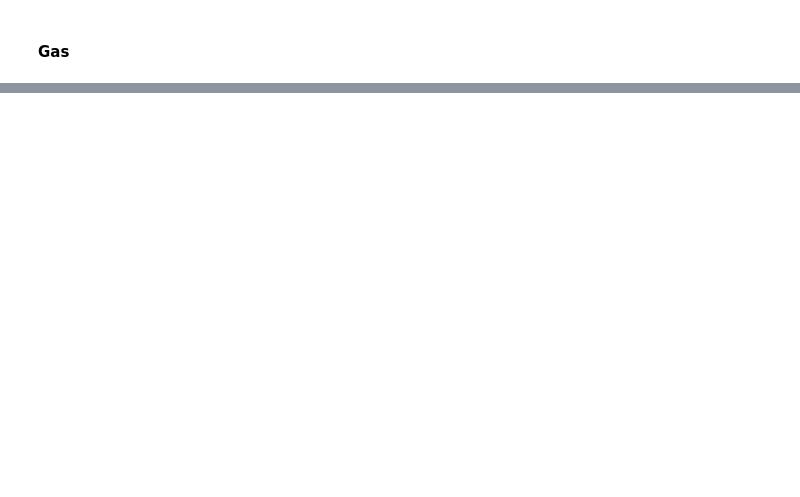
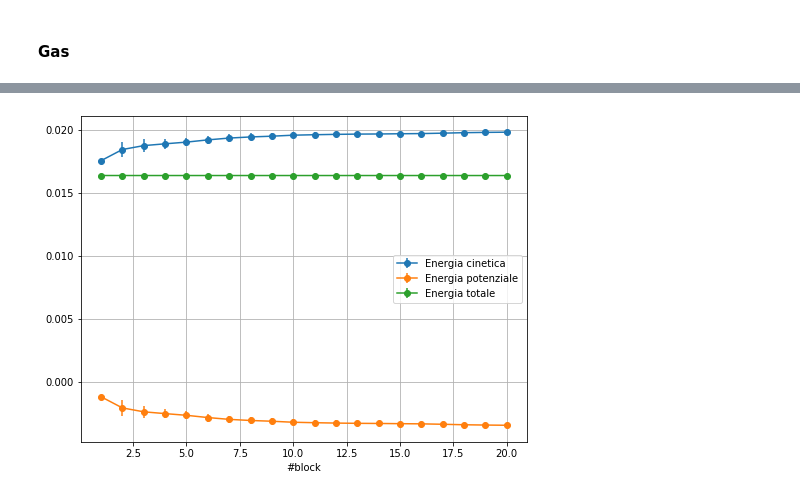
Before and after one commit to dariopullia/Numerical_Simulations_Lab, a Jupyter notebook: 04/Lezione4.ipynb, the cells around one changed output, grey strips where cells are left out. Saved outputs shown, nothing was run; the diff lists cells and outputs as text; code cells hidden in the pictures; blank space fills up the shorter version.

```diff
--- a/04/Lezione4.ipynb
+++ b/04/Lezione4.ipynb
@@ -100,2 +114,29 @@ plt.show()
 # %% [markdown]
 #### Gas
+# %%
+pres, presErr= np.loadtxt("data02/gas/output_pres.dat", usecols=(2,3), delimiter=' ', unpack='true')
+Etot, EtotErr= np.loadtxt("data02/gas/output_etot.dat", usecols=(2,3), delimiter=' ', unpack='true')
+Epot, EpotErr= np.loadtxt("data02/gas/output_epot.dat", usecols=(2,3), delimiter=' ', unpack='true')
+Ekin, EkinErr= np.loadtxt("data02/gas/output_ekin.dat", usecols=(2,3), delimiter=' ', unpack='true')
+Temp, TempErr= np.loadtxt("data02/gas/output_temp.dat", usecols=(2,3), delimiter=' ', unpack='true')
+
+
+x = np.arange(N)+1
+fig=plt.figure(figsize=(8, 6))
+
+plt.errorbar(x,pres, yerr=presErr, marker="o", label="Pressione")
+plt.xlabel('#block')
+plt.ylabel('Pressione')
+#plt.axhline(y = 14.97579, color = 'r', linestyle = '-',label="Call Price with Analytical method")
+plt.grid(True)
+plt.legend()
+plt.show()
+
+fig=plt.figure(figsize=(8, 6))
+plt.errorbar(x,Temp, yerr=TempErr, marker="o", label="Temperatura")
+plt.xlabel('#block')
+plt.ylabel('Temperatura')
+#plt.axhline(y = 14.97579, color = 'r', linestyle = '-',label="Call Price with Analytical method")
+plt.grid(True)
+plt.legend()
+plt.show()
@@ -101,0 +146,14 @@ plt.show()
+# %%
+fig=plt.figure(figsize=(8, 6))
+
+plt.errorbar(x,Ekin/npart, yerr=EkinErr/npart, marker="o", label="Energia cinetica")
+plt.errorbar(x,Epot/npart, yerr=EpotErr/npart, marker="o", label="Energia potenziale")
+plt.errorbar(x,Etot/npart, yerr=EtotErr/npart, marker="o", label="Energia totale")
+
+plt.xlabel('#block')
+plt.ylabel('')
+plt.grid(True)
+plt.legend()
+plt.show()
+# %% [output]
+[figure, added]
```
Also changed, not shown: parts of 5 cells of this notebook, 12 other files.
